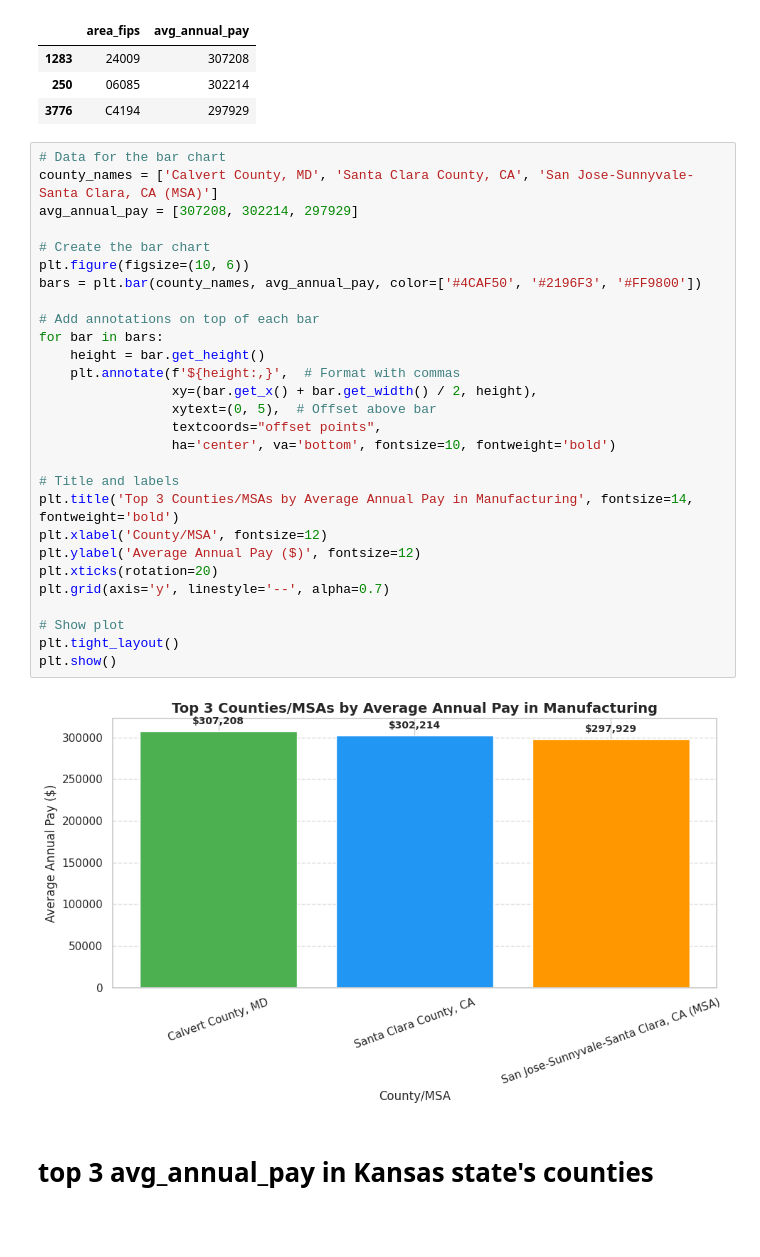
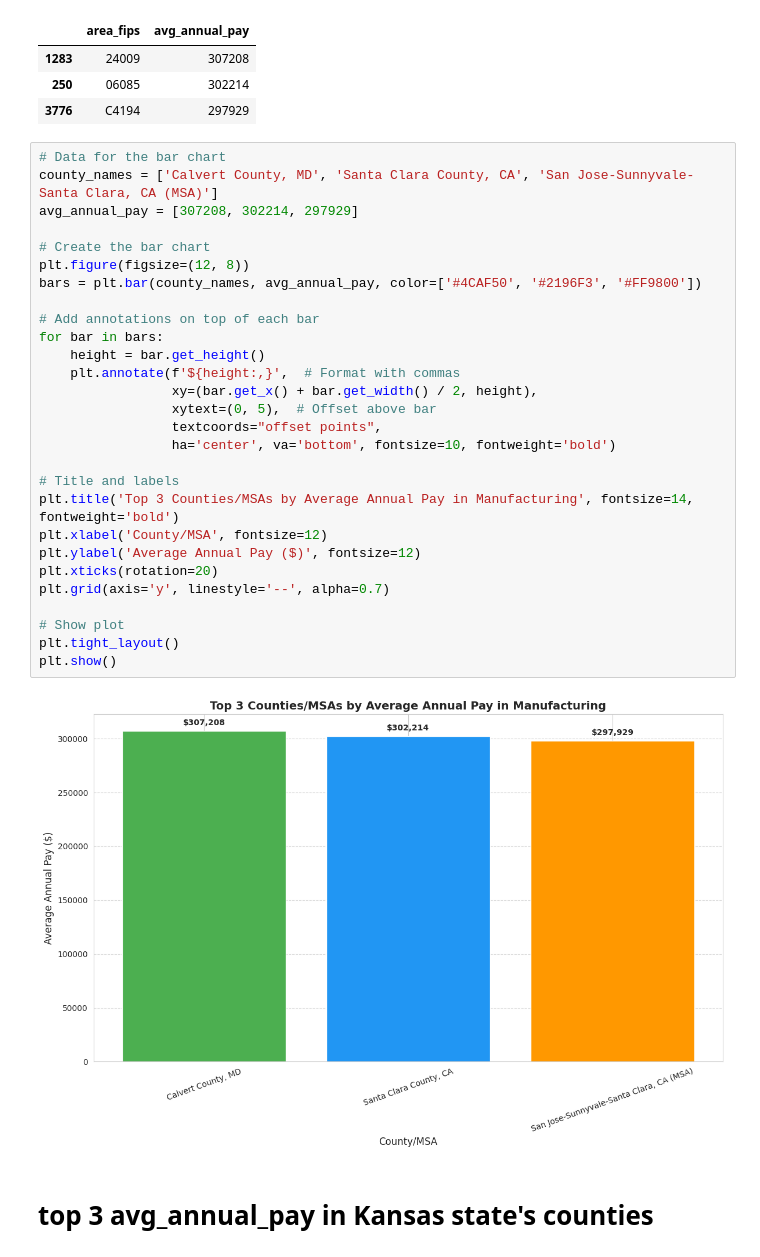
Before and after one commit to Suryaprasadindra/Economics-Project, a Jupyter notebook: Economics_Project_ipynb.ipynb, the cells around one changed output. Drawn from its saved outputs; the diff is of its cells as text; blank space fills up the shorter version.

```diff
--- a/Economics_Project_ipynb.ipynb
+++ b/Economics_Project_ipynb.ipynb
@@ -101,33 +101,33 @@ top_3_avg_pay[['area_fips','avg_annual_pay']]
 # %%
 # Data for the bar chart
 county_names = ['Calvert County, MD', 'Santa Clara County, CA', 'San Jose-Sunnyvale-Santa Clara, CA (MSA)']
 avg_annual_pay = [307208, 302214, 297929]
 
 # Create the bar chart
-plt.figure(figsize=(10, 6))
+plt.figure(figsize=(12, 8))
 bars = plt.bar(county_names, avg_annual_pay, color=['#4CAF50', '#2196F3', '#FF9800'])
 
 # Add annotations on top of each bar
 for bar in bars:
     height = bar.get_height()
     plt.annotate(f'${height:,}',  # Format with commas
                  xy=(bar.get_x() + bar.get_width() / 2, height),
                  xytext=(0, 5),  # Offset above bar
                  textcoords="offset points",
                  ha='center', va='bottom', fontsize=10, fontweight='bold')
 
 # Title and labels
 plt.title('Top 3 Counties/MSAs by Average Annual Pay in Manufacturing', fontsize=14, fontweight='bold')
 plt.xlabel('County/MSA', fontsize=12)
 plt.ylabel('Average Annual Pay ($)', fontsize=12)
 plt.xticks(rotation=20)
 plt.grid(axis='y', linestyle='--', alpha=0.7)
 
 # Show plot
 plt.tight_layout()
 plt.show()
 # %% [output]
-[figure, old version]
+[figure, new version]
 # %% [markdown]
 # **top 3 avg_annual_pay in Kansas state's counties**
 # %%
```
Also changed, not shown: parts of 5 cells of this notebook.
